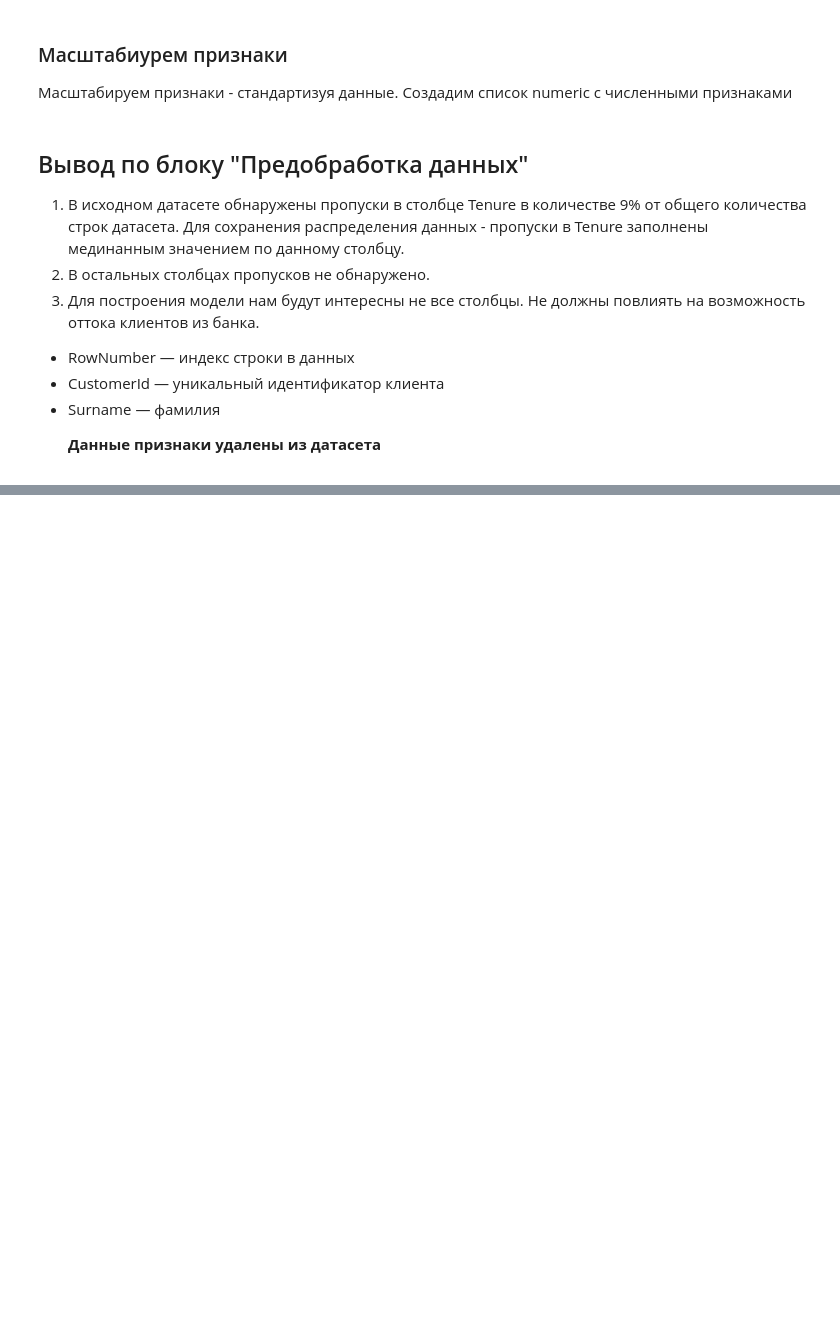
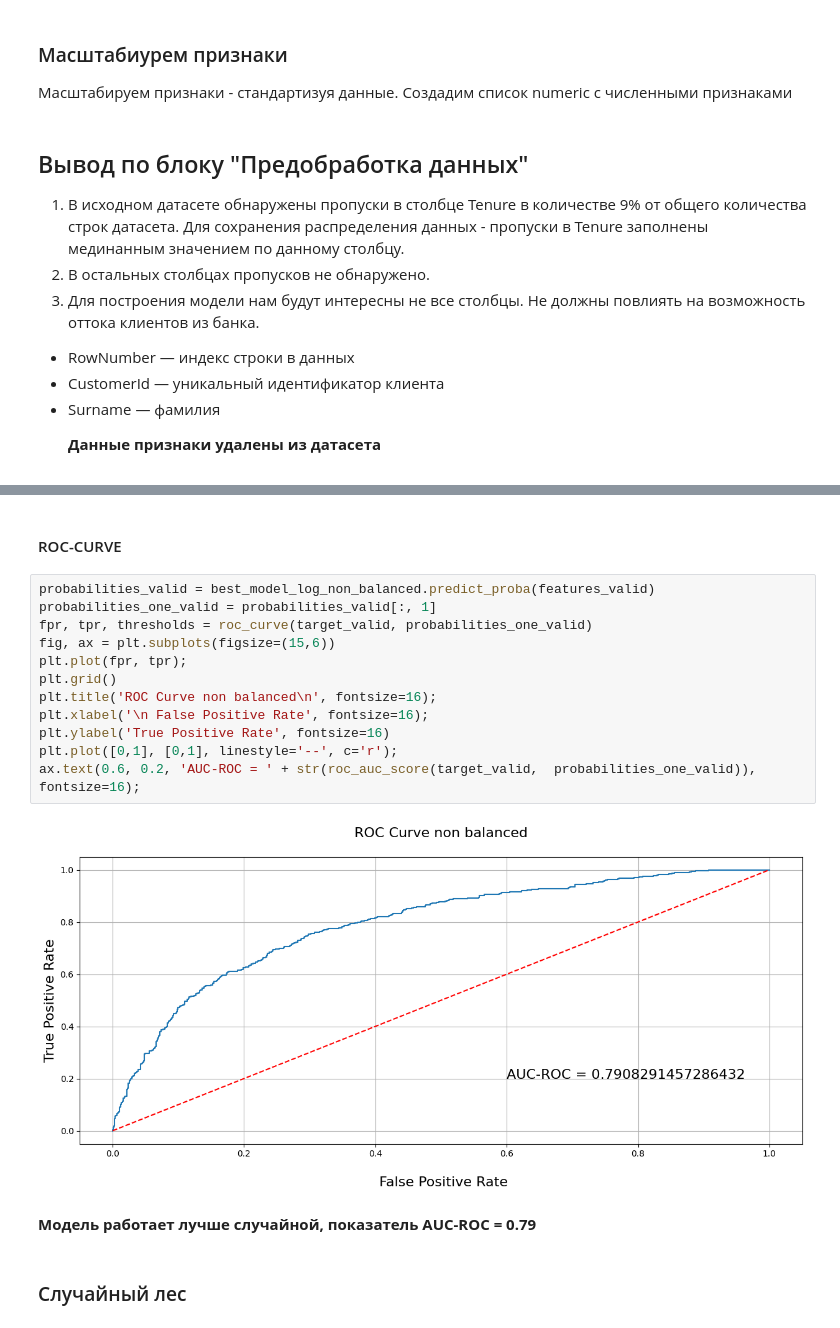
Before and after one commit to miroshkinyaroslav/Supervised-learning, a Jupyter notebook: supervised learning.ipynb, the cells around one changed output, grey strips where cells are left out. Cells and saved outputs as stored; diff of their text form; blank space fills up the shorter version.

```diff
--- a/supervised learning.ipynb
+++ b/supervised learning.ipynb
@@ -181,0 +297,20 @@ df = pd.get_dummies(df, drop_first=True);
+# %% [markdown]
+#### ROC-CURVE
+# %%
+probabilities_valid = best_model_log_non_balanced.predict_proba(features_valid)
+probabilities_one_valid = probabilities_valid[:, 1]
+fpr, tpr, thresholds = roc_curve(target_valid, probabilities_one_valid)
+fig, ax = plt.subplots(figsize=(15,6))
+plt.plot(fpr, tpr);
+plt.grid()
+plt.title('ROC Curve non balanced\n', fontsize=16);
+plt.xlabel('\n False Positive Rate', fontsize=16);
+plt.ylabel('True Positive Rate', fontsize=16)
+plt.plot([0,1], [0,1], linestyle='--', c='r');
+ax.text(0.6, 0.2, 'AUC-ROC = ' + str(roc_auc_score(target_valid,  probabilities_one_valid)), fontsize=16);
+# %% [output]
+[figure, added]
+# %% [markdown]
+**Модель работает лучше случайной, показатель AUC-ROC = 0.79**
+# %% [markdown]
+### Случайный лес
```
Also changed, not shown: parts of 23 cells of this notebook.
